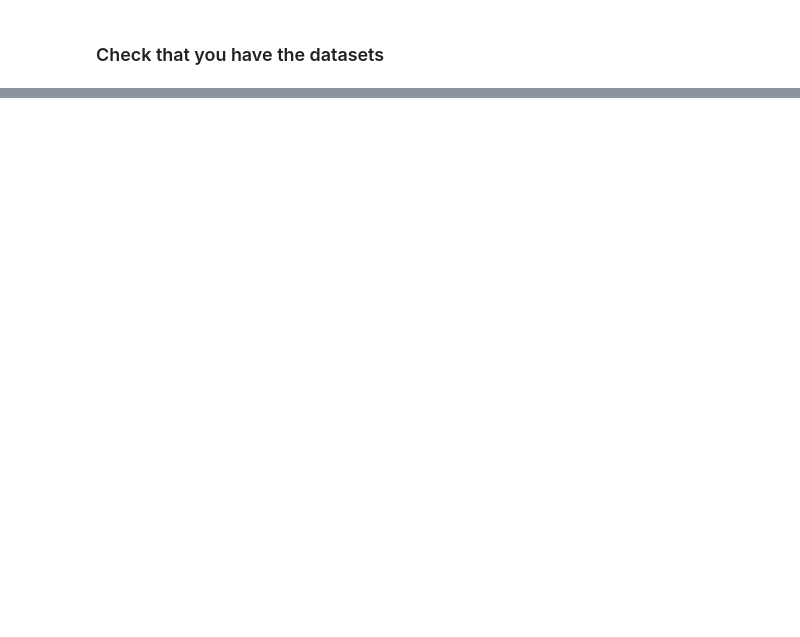
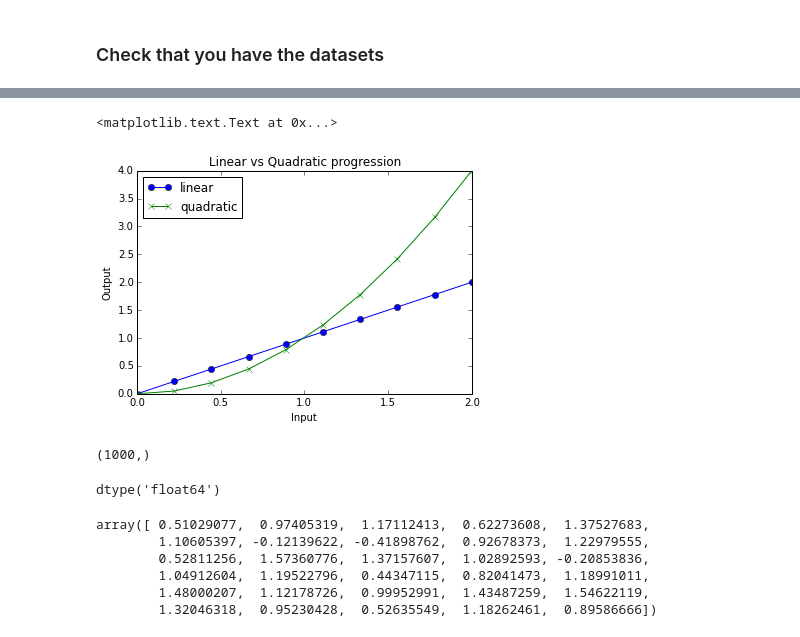
Before and after one commit to ogrisel/parallel_ml_tutorial, a Jupyter notebook: solutions/00 - Tutorial Setup .ipynb, the cells around one changed output, grey strips where cells are left out. Drawn from its saved outputs; the diff is of its cells as text; code cells hidden in the pictures; blank space fills up the shorter version.

```diff
--- a/solutions/00 - Tutorial Setup .ipynb
+++ b/solutions/00 - Tutorial Setup .ipynb
@@ -26,0 +185,11 @@ Please feel in the following survery at the end of the session: https://www.surv
+# %%
+plt.plot(x, x, 'o-', label='linear')
+plt.plot(x, x ** 2, 'x-', label='quadratic')
+
+plt.legend(loc='best')
+plt.title('Linear vs Quadratic progression')
+plt.xlabel('Input')
+plt.ylabel('Output')
+# %% [output]
+<matplotlib.text.Text at 0x...>
+[figure, added]
@@ -26,0 +198,17 @@ Please feel in the following survery at the end of the session: https://www.surv
+# %%
+samples.shape
+# %% [output]
+(1000,)
+# %%
+samples.dtype
+# %% [output]
+dtype('float64')
+# %%
+samples[:30]
+# %% [output]
+array([ 0.51029077,  0.97405319,  1.17112413,  0.62273608,  1.37527683,
+        1.10605397, -0.12139622, -0.41898762,  0.92678373,  1.22979555,
+        0.52811256,  1.57360776,  1.37157607,  1.02892593, -0.20853836,
+        1.04912604,  1.19522796,  0.44347115,  0.82041473,  1.18991011,
+        1.48000207,  1.12178726,  0.99952991,  1.43487259,  1.54622119,
+        1.32046318,  0.95230428,  0.52635549,  1.18262461,  0.89586666])
```
Also changed, not shown: parts of 51 cells of this notebook, 6 other files.
